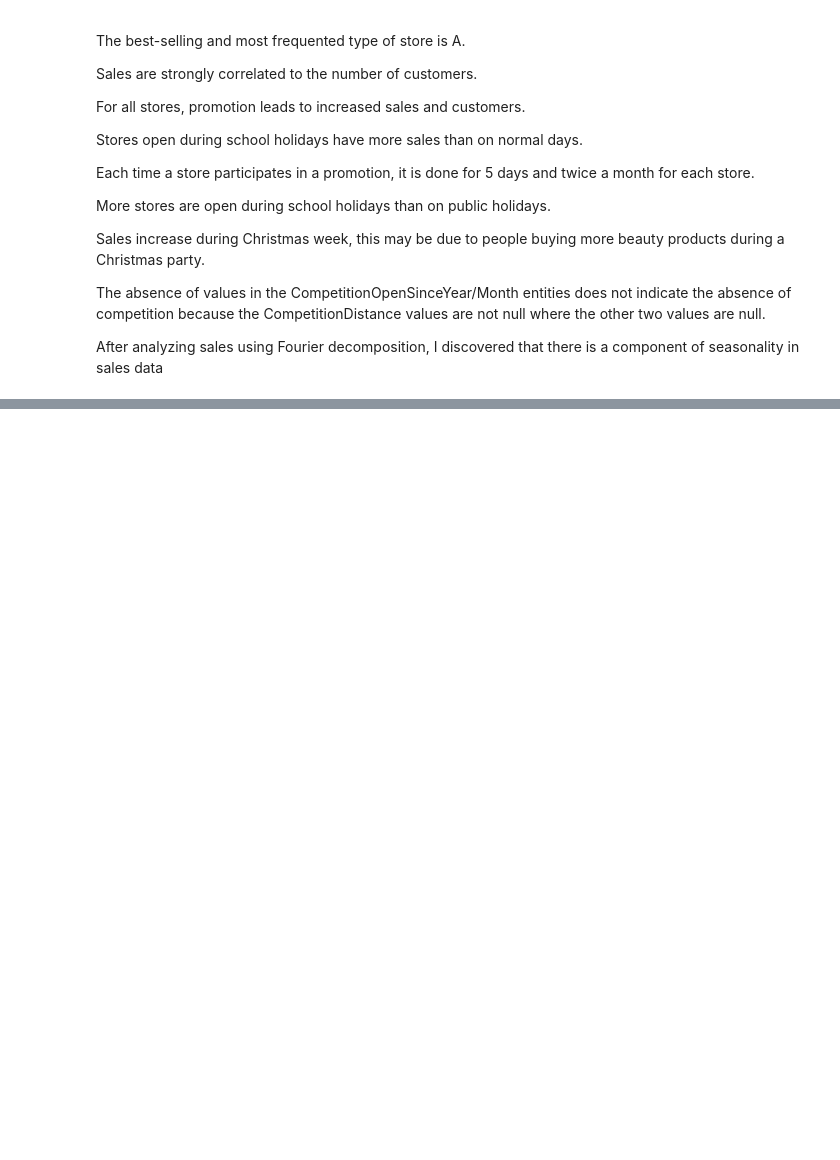
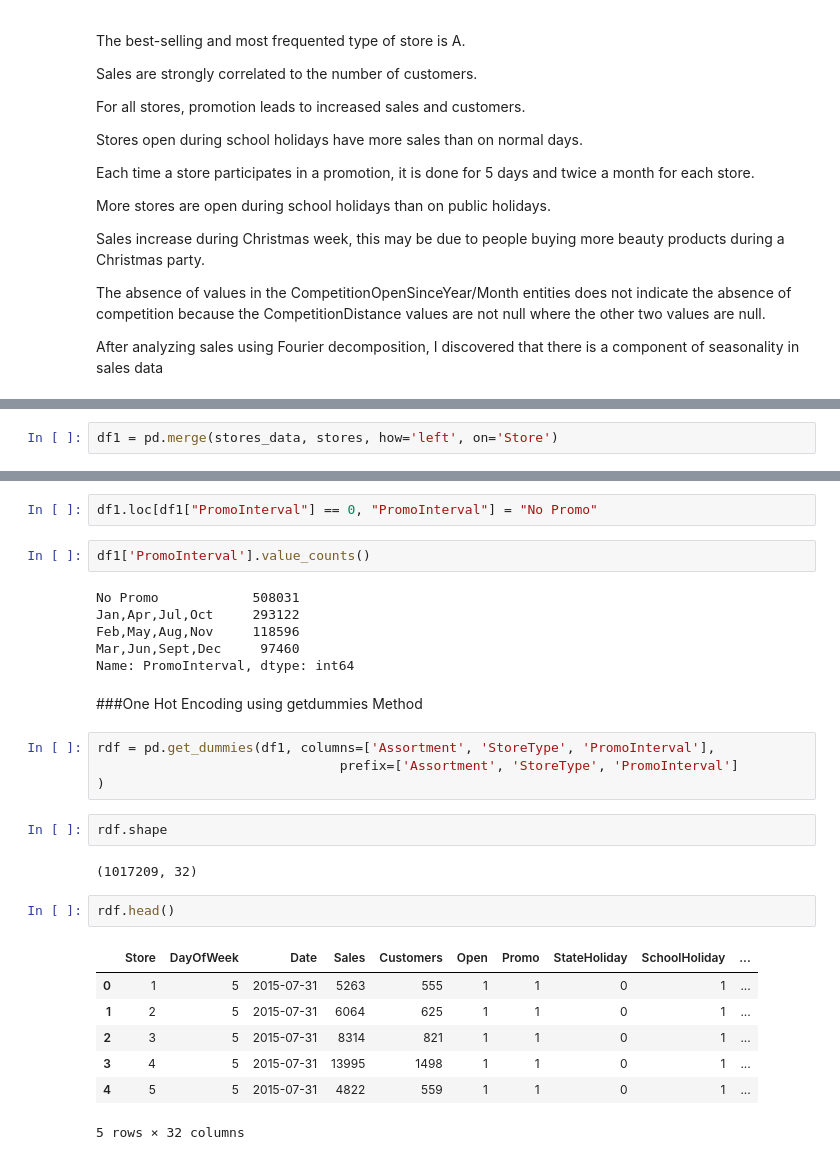
Before and after one commit to tusharsgaidhane/Retail_Sales_Prediction, a Jupyter notebook: Rossmann_Sales_Prediction_Capstone_Project.ipynb, the cells around one changed output, grey strips where cells are left out. Drawn from its saved outputs; the diff is of its cells as text; blank space fills up the shorter version.

```diff
--- a/Rossmann_Sales_Prediction_Capstone_Project.ipynb
+++ b/Rossmann_Sales_Prediction_Capstone_Project.ipynb
@@ -595,0 +615,2 @@ After analyzing sales using Fourier decomposition, I discovered that there is a
+# %%
+df1 = pd.merge(stores_data, stores, how='left', on='Store')
@@ -595,0 +676,30 @@ After analyzing sales using Fourier decomposition, I discovered that there is a
+# %%
+df1.loc[df1["PromoInterval"] == 0, "PromoInterval"] = "No Promo"
+# %%
+df1['PromoInterval'].value_counts()
+# %% [output]
+No Promo            508031
+Jan,Apr,Jul,Oct     293122
+Feb,May,Aug,Nov     118596
+Mar,Jun,Sept,Dec     97460
+Name: PromoInterval, dtype: int64
+# %% [markdown]
+###One Hot Encoding using getdummies Method
+# %%
+rdf = pd.get_dummies(df1, columns=['Assortment', 'StoreType', 'PromoInterval'],
+                               prefix=['Assortment', 'StoreType', 'PromoInterval']
+)
+# %%
+rdf.shape
+# %% [output]
+(1017209, 32)
+# %%
+rdf.head()
+# %% [output]
+|  | Store | DayOfWeek | Date | Sales | Customers | Open | Promo | StateHoliday | SchoolHoliday | ... |
+| 0 | 1 | 5 | 2015-07-31 | 5263 | 555 | 1 | 1 | 0 | 1 | ... |
+| 1 | 2 | 5 | 2015-07-31 | 6064 | 625 | 1 | 1 | 0 | 1 | ... |
+| 2 | 3 | 5 | 2015-07-31 | 8314 | 821 | 1 | 1 | 0 | 1 | ... |
+| 3 | 4 | 5 | 2015-07-31 | 13995 | 1498 | 1 | 1 | 0 | 1 | ... |
+| 4 | 5 | 5 | 2015-07-31 | 4822 | 559 | 1 | 1 | 0 | 1 | ... |
+5 rows × 32 columns
```
Also changed, not shown: parts of 18 cells of this notebook.
